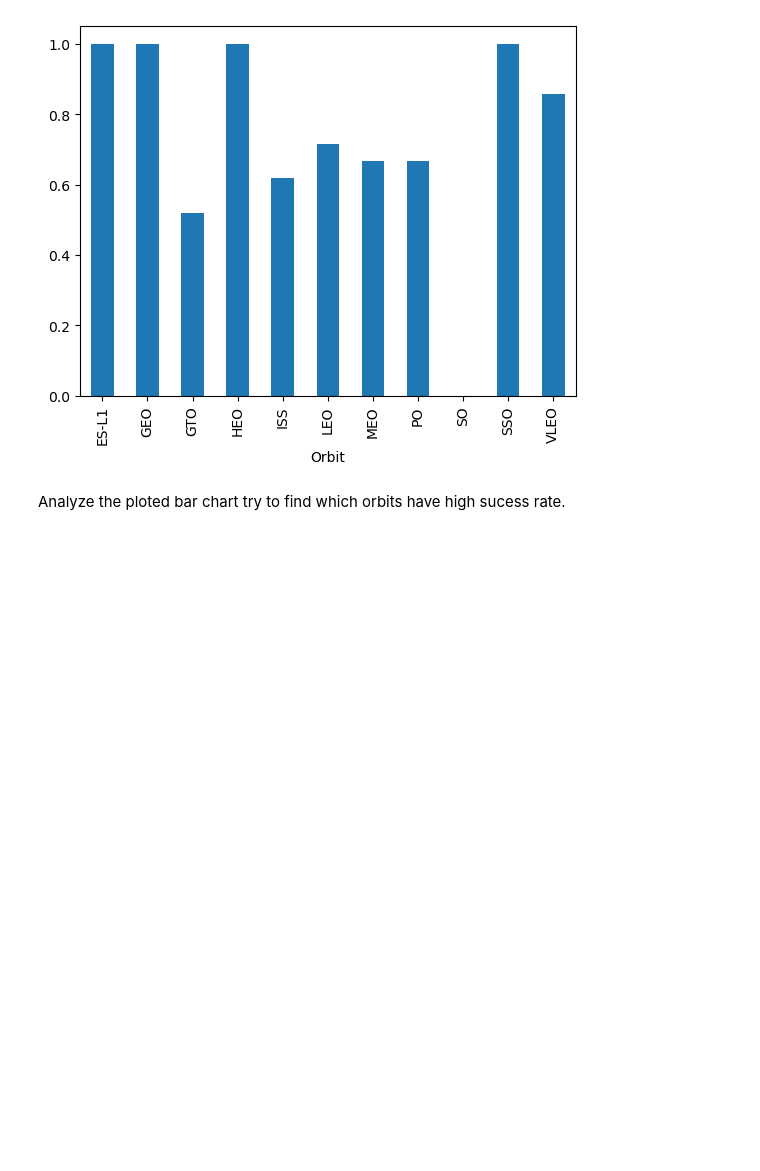
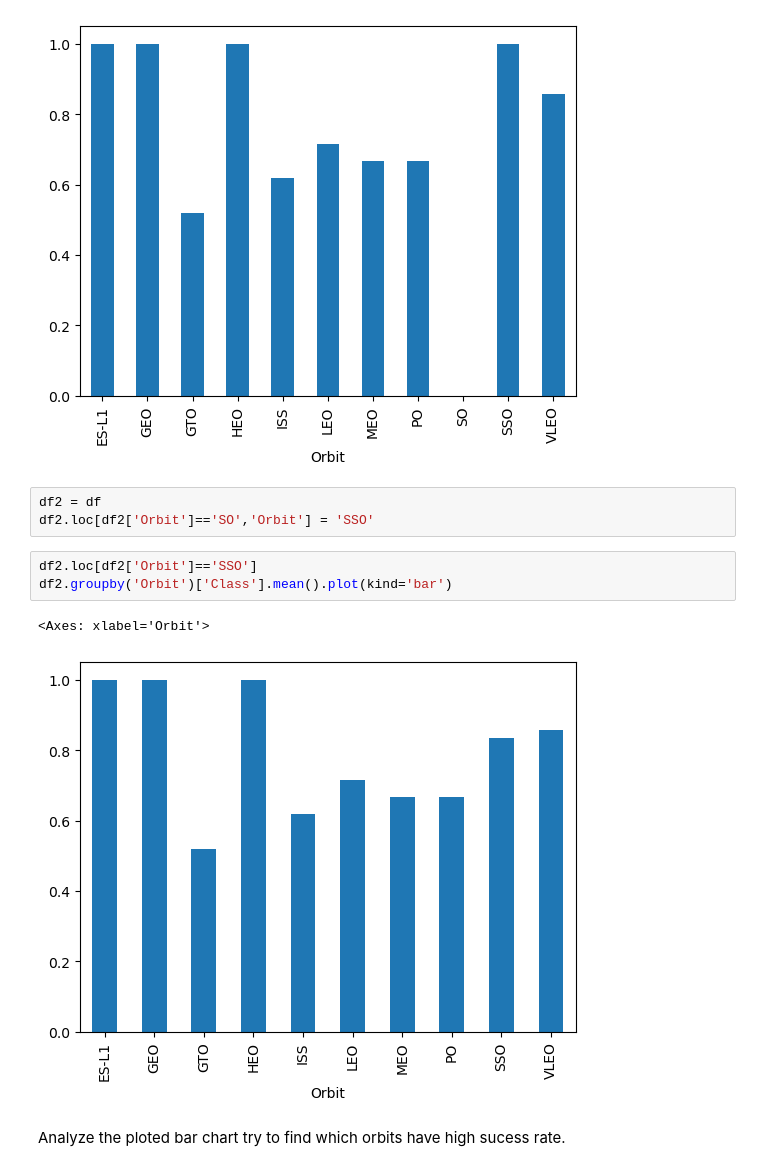
Before and after one commit to rsvinekar/Capstone-IBMDS, a Jupyter notebook: 05 Exploratory Analysis.ipynb, the cells around one changed output. Cells and saved outputs as stored; diff of their text form; blank space fills up the shorter version.

```diff
--- a/05 Exploratory Analysis.ipynb
+++ b/05 Exploratory Analysis.ipynb
@@ -124,6 +124,15 @@ df.groupby('Orbit')['Class'].mean().plot(kind='bar')
 # %% [output]
 <Axes: xlabel='Orbit'>
 [figure]
+# %%
+df2 = df
+df2.loc[df2['Orbit']=='SO','Orbit'] = 'SSO'
+# %%
+df2.loc[df2['Orbit']=='SSO']
+df2.groupby('Orbit')['Class'].mean().plot(kind='bar')
+# %% [output]
+<Axes: xlabel='Orbit'>
+[figure, added]
 # %% [markdown]
 Analyze the ploted bar chart try to find which orbits have high sucess rate.
 # %% [markdown]
```
Also changed, not shown: parts of 3 cells of this notebook, 2 other files.
